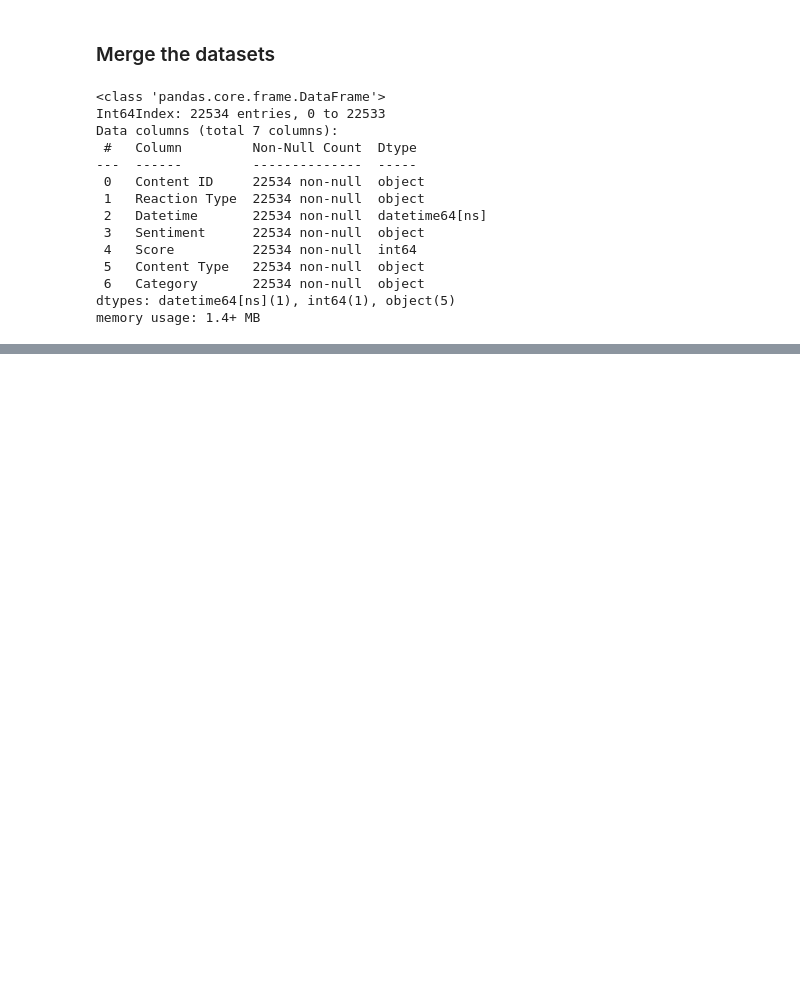
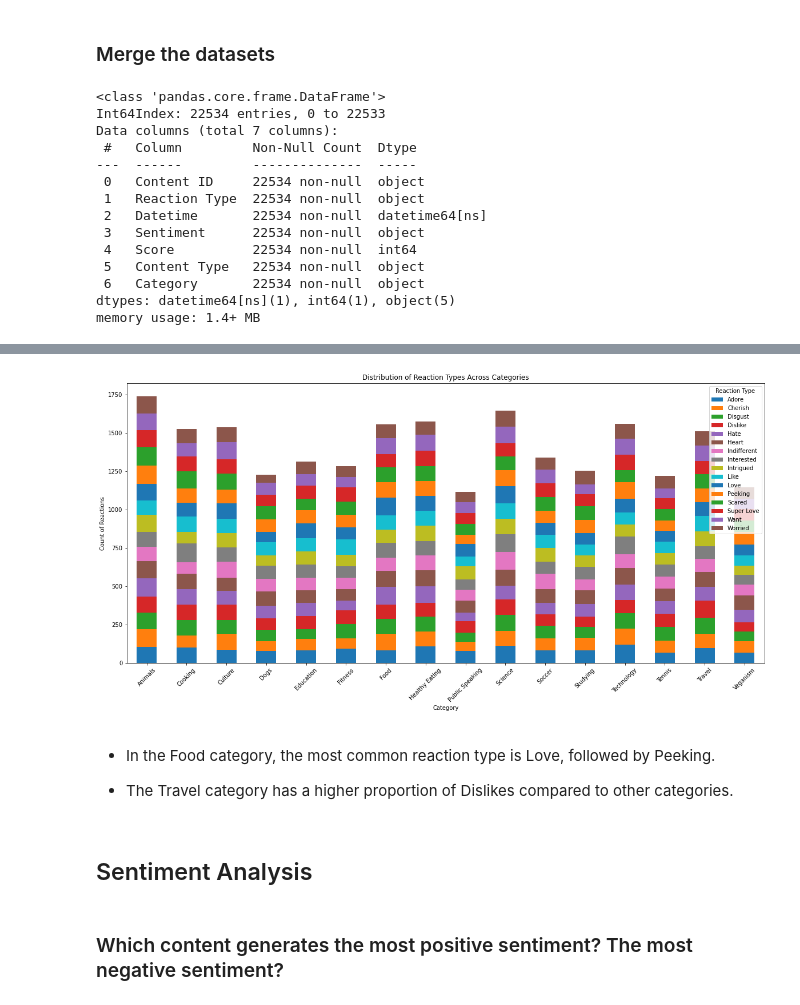
Before and after one commit to Oladk/Accenture-Content-Data-analysis, a Jupyter notebook: Accenture Content Data Analysis.ipynb, the cells around one changed output, grey strips where cells are left out. Saved outputs shown, nothing was run; the diff lists cells and outputs as text; code cells hidden in the pictures; blank space fills up the shorter version.

```diff
--- a/Accenture Content Data Analysis.ipynb
+++ b/Accenture Content Data Analysis.ipynb
@@ -325,0 +421,8 @@ reaction_data.to_csv('./clean_data.csv')
+# %%
+# Group by Category and Reaction Type, then count occurrences
+reaction_distribution = reaction_data.groupby(['Category', 'Reaction Type']).size().reset_index(name= 'Count')
+
+# Pivot the table for better viz
+reaction_pivot = reaction_distribution.pivot(index='Category', columns='Reaction Type', values='Count').fillna(0)
+
+print(reaction_pivot)
@@ -325,0 +447,19 @@ reaction_data.to_csv('./clean_data.csv')
+# %%
+# Create a stacked bar chart
+reaction_pivot.plot(kind='bar', stacked=True, figsize=(20,9))
+plt.title('Distribution of Reaction Types Across Categories')
+plt.xlabel('Category')
+plt.ylabel('Count of Reactions')
+plt.legend(title='Reaction Type', loc="upper right")
+plt.xticks(rotation=45)
+plt.show()
+# %% [output]
+[figure, added]
+# %% [markdown]
+- In the Food category, the most common reaction type is Love, followed by Peeking.
+
+- The Travel category has a higher proportion of Dislikes compared to other categories.
+# %% [markdown]
+## Sentiment Analysis
+# %% [markdown]
+### Which content generates the most positive sentiment? The most negative sentiment?
```
Also changed, not shown: parts of 17 cells of this notebook.
